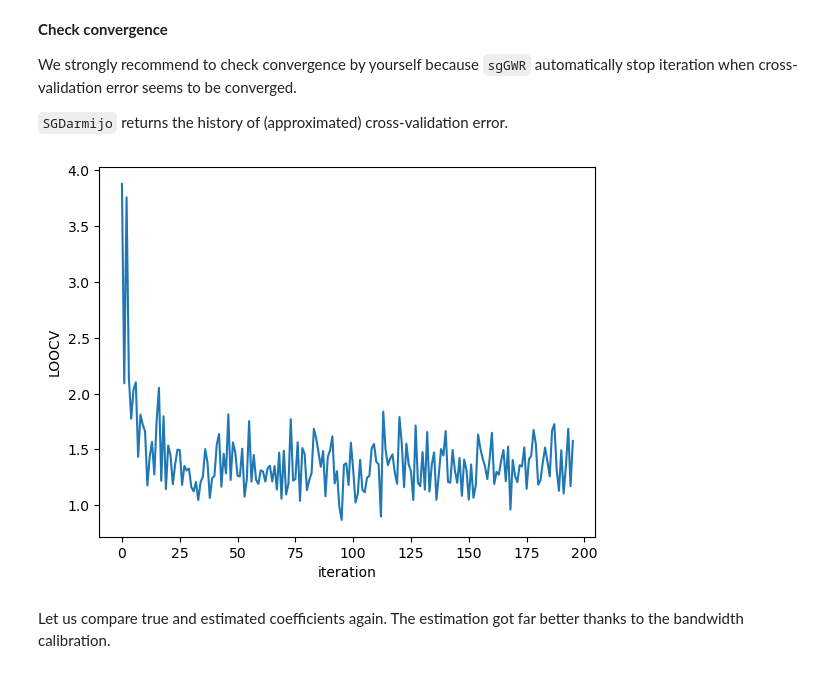
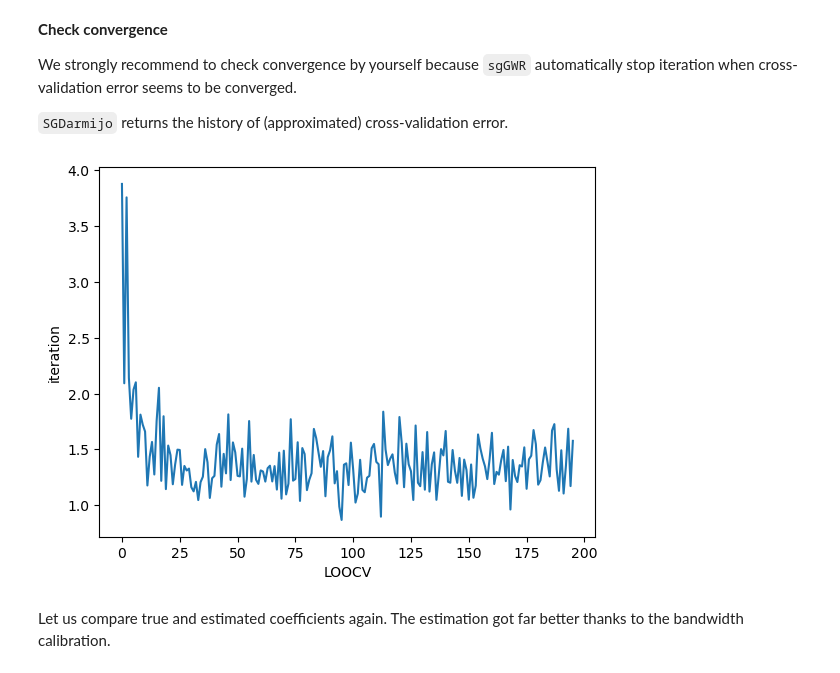
Before and after one commit to hayato-n/sgGWR, a Jupyter notebook: docs_src/examples/introduction.ipynb, the cells around one changed output. Saved outputs shown, nothing was run; the diff lists cells and outputs as text; code cells hidden in the pictures.

```diff
--- a/docs_src/examples/introduction.ipynb
+++ b/docs_src/examples/introduction.ipynb
@@ -207,11 +207,11 @@ We strongly recommend to check convergence by yourself because `sgGWR` automatic
 `SGDarmijo` returns the history of (approximated) cross-validation error.
 # %%
 plt.plot(loocv_loss)
-plt.xlabel("iteration")
-plt.ylabel("LOOCV")
+plt.xlabel("LOOCV")
+plt.ylabel("iteration")
 plt.show()
 # %% [output]
-[figure, old version]
+[figure, new version]
 # %% [markdown]
 Let us compare true and estimated coefficients again. The estimation got far better thanks to the bandwidth calibration.
 # %%
```
Also changed, not shown: parts of 4 cells of this notebook, 50 other files.
